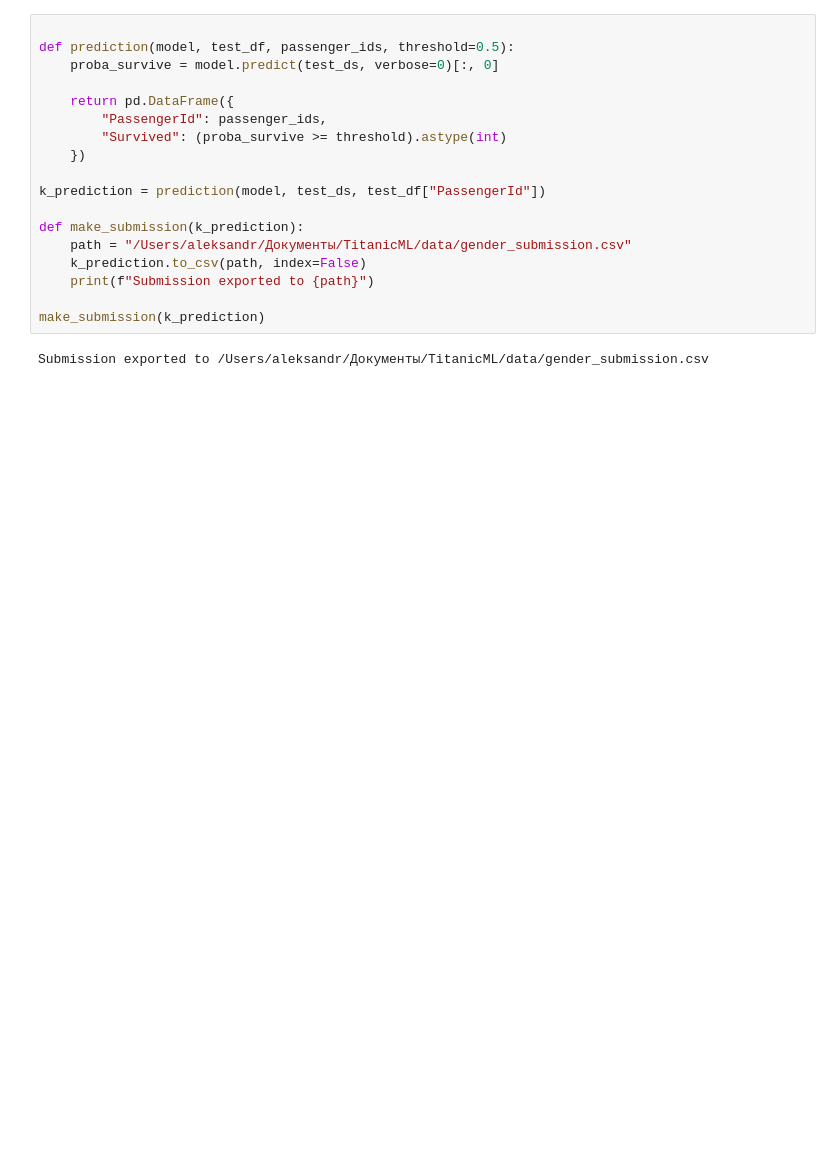
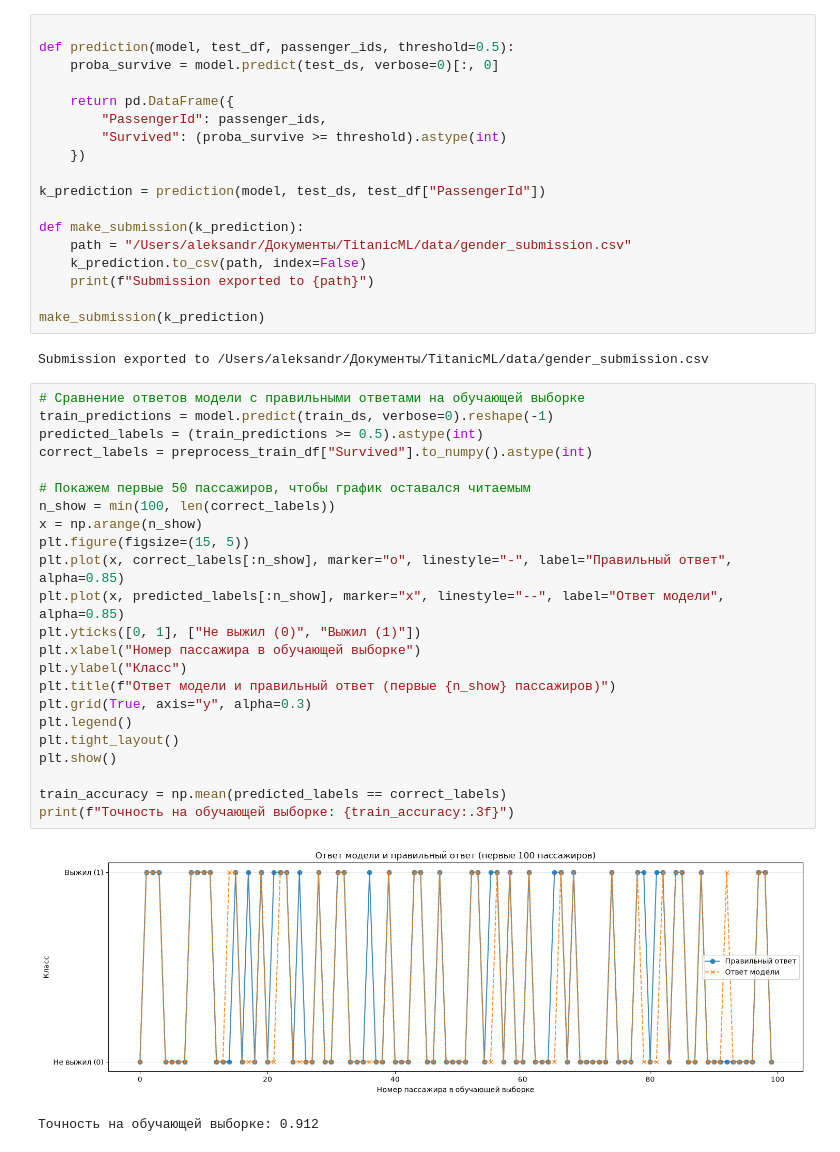
Before and after one commit to Alx15K/Titanic-ML-from-Disaster, a Jupyter notebook: titanic_2.ipynb, the cells around one changed output. Drawn from its saved outputs; the diff is of its cells as text; blank space fills up the shorter version.

Commit message:
GRAPH

```diff
--- a/titanic_2.ipynb
+++ b/titanic_2.ipynb
@@ -161,6 +161,32 @@ def make_submission(k_prediction):
 make_submission(k_prediction)
 # %% [output]
 Submission exported to /Users/aleksandr/Документы/TitanicML/data/gender_submission.csv
+# %%
+# Сравнение ответов модели с правильными ответами на обучающей выборке
+train_predictions = model.predict(train_ds, verbose=0).reshape(-1)
+predicted_labels = (train_predictions >= 0.5).astype(int)
+correct_labels = preprocess_train_df["Survived"].to_numpy().astype(int)
+
+# Покажем первые 50 пассажиров, чтобы график оставался читаемым
+n_show = min(100, len(correct_labels))
+x = np.arange(n_show)
+plt.figure(figsize=(15, 5))
+plt.plot(x, correct_labels[:n_show], marker="o", linestyle="-", label="Правильный ответ", alpha=0.85)
+plt.plot(x, predicted_labels[:n_show], marker="x", linestyle="--", label="Ответ модели", alpha=0.85)
+plt.yticks([0, 1], ["Не выжил (0)", "Выжил (1)"])
+plt.xlabel("Номер пассажира в обучающей выборке")
+plt.ylabel("Класс")
+plt.title(f"Ответ модели и правильный ответ (первые {n_show} пассажиров)")
+plt.grid(True, axis="y", alpha=0.3)
+plt.legend()
+plt.tight_layout()
+plt.show()
+
+train_accuracy = np.mean(predicted_labels == correct_labels)
+print(f"Точность на обучающей выборке: {train_accuracy:.3f}")
+# %% [output]
+[figure, added]
+Точность на обучающей выборке: 0.912
 # %%
 tuner = tfdf.tuner.RandomSearch(num_trials=1000)
 tuner.choice("min_examples", [2, 5, 7, 10])
```
Also changed, not shown: parts of 4 cells of this notebook.
